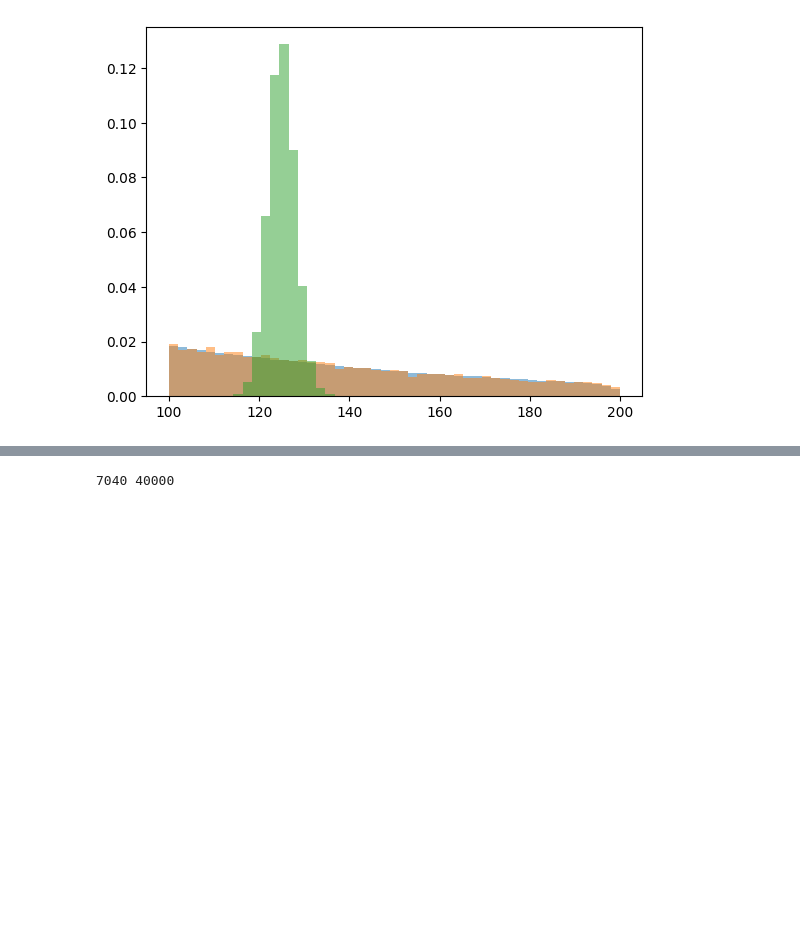
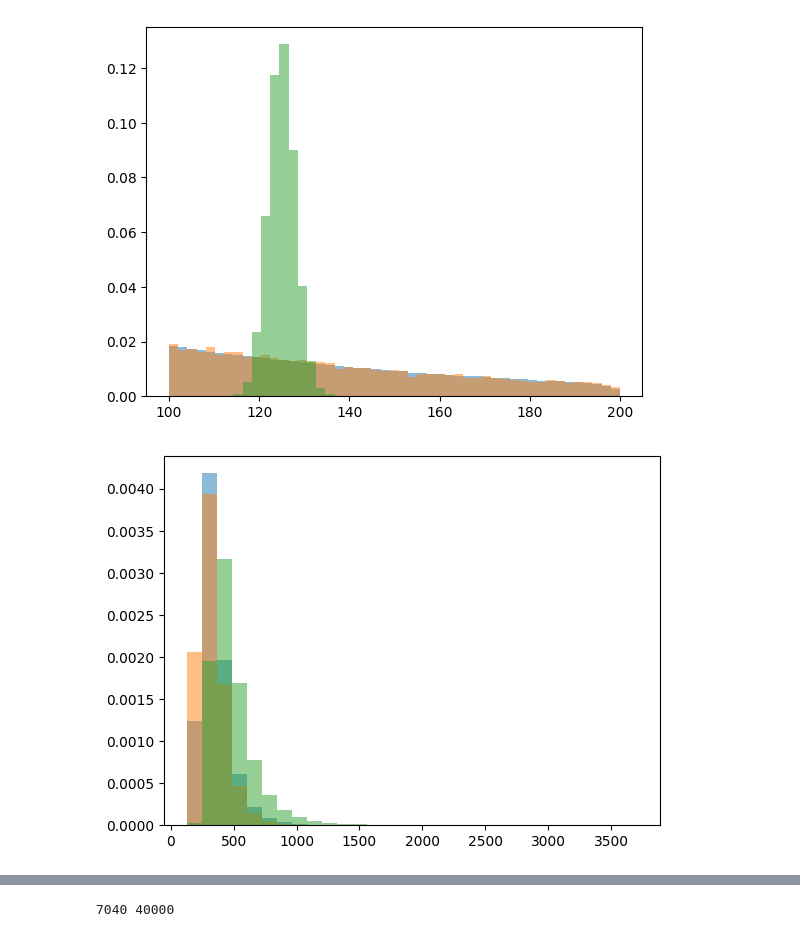
Before and after one commit to violatingcp/CWOLAToy, a Jupyter notebook: bbgg_clean.ipynb, the cells around one changed output, grey strips where cells are left out. Saved outputs shown, nothing was run; the diff lists cells and outputs as text; code cells hidden in the pictures; blank space fills up the shorter version.

```diff
--- a/bbgg_clean.ipynb
+++ b/bbgg_clean.ipynb
@@ -13,38 +13,39 @@ import h5py
 import pandas as pd
 #import tables
 # %%
-f_qcd0='data/bkg_bb_aa.h5'
+f_qcd0='data/bkg_bb_aa_smear.h5'
 f_qcd1='data/bkg_bb_aa_v2.h5'
 f_hh1='data/sm_dihiggs.h5'
 f_qcd_mc = h5py.File(f_qcd0,'r')
 f_qcd_da = h5py.File(f_qcd1,'r')
 f_hh  = h5py.File(f_hh1,'r')
 #print(f_qcd['feats'].shape,f_qcd['photons'].shape,f_qcd['bjets'].shape,f_hh['feats'].shape)
 #print(f_qcd['bjets'][0,:])
 
 bins=np.linspace(100,200,50)
 plt.hist(f_qcd_mc['feats'][:,2],bins=bins,alpha=0.5,density=True)
 plt.hist(f_qcd_da['feats'][:,2],bins=bins,alpha=0.5,density=True)
 plt.hist(f_hh['feats'][:,2],bins=bins,alpha=0.5,density=True)
 plt.show()
 
 def convert(iData):
     cols = [f"dog_{i}" for i in range(iData.shape[1])]
     dfs = pd.DataFrame(iData, columns=cols)
     cols = ["dog_0","dog_1","dog_3","dog_4","dog_5","dog_6","dog_7","dog_8","dog_9","dog_10","dog_2"]
     dfs=dfs.reindex(columns=cols)
     return dfs
 hh_data  = convert(f_hh['feats'])
 qcd_data = convert(f_qcd_da['feats'])
 qcd_mc   = convert(f_qcd_mc['feats'])
 
 def plotHist(iFeat):
     counts, bin_edges, patches = plt.hist(f_qcd_mc['feats'][:,i0],bins=30,alpha=0.5,density=True)
     plt.hist(f_qcd_da['feats'][:,i0],bins=bin_edges,alpha=0.5,density=True)
     plt.hist(f_hh['feats'][:,i0],bins=bin_edges,alpha=0.5,density=True)
     plt.show()
 
-#for i0 in range(10):
-#    plotHist(i0)
+for i0 in range(10):
+    plotHist(i0)
 # %% [output]
 [figure]
+[figure, added]
```
Also changed, not shown: parts of 9 cells of this notebook, 2 other files.
